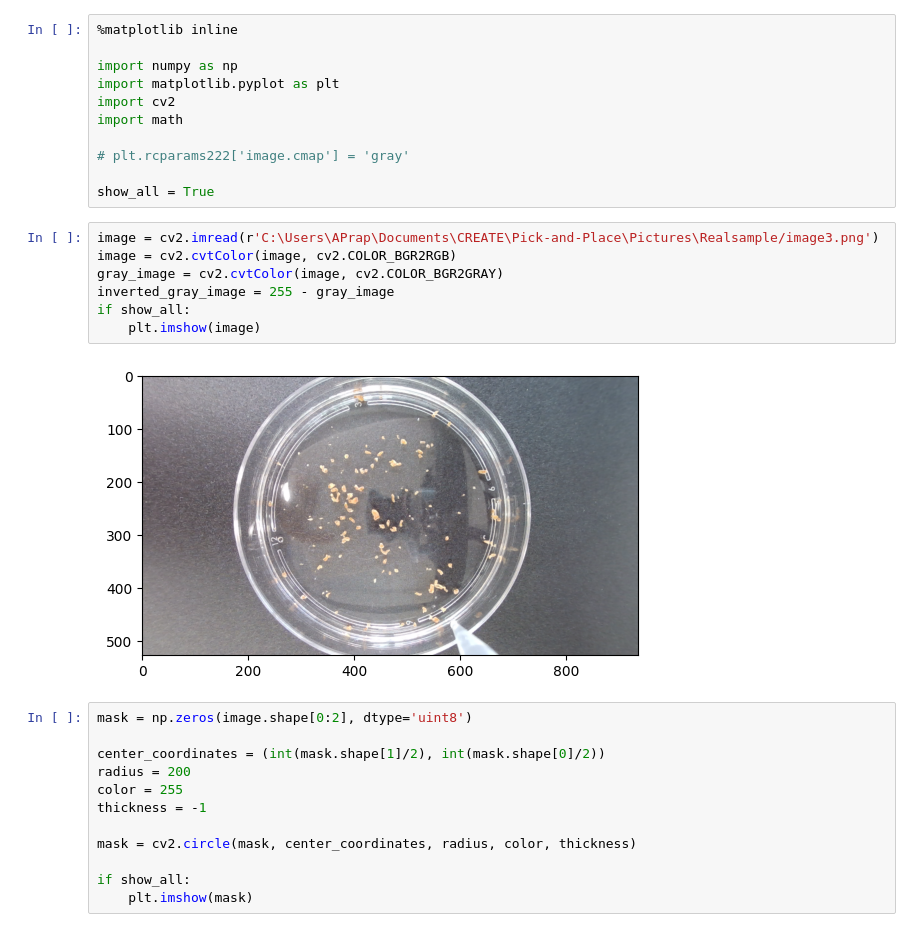
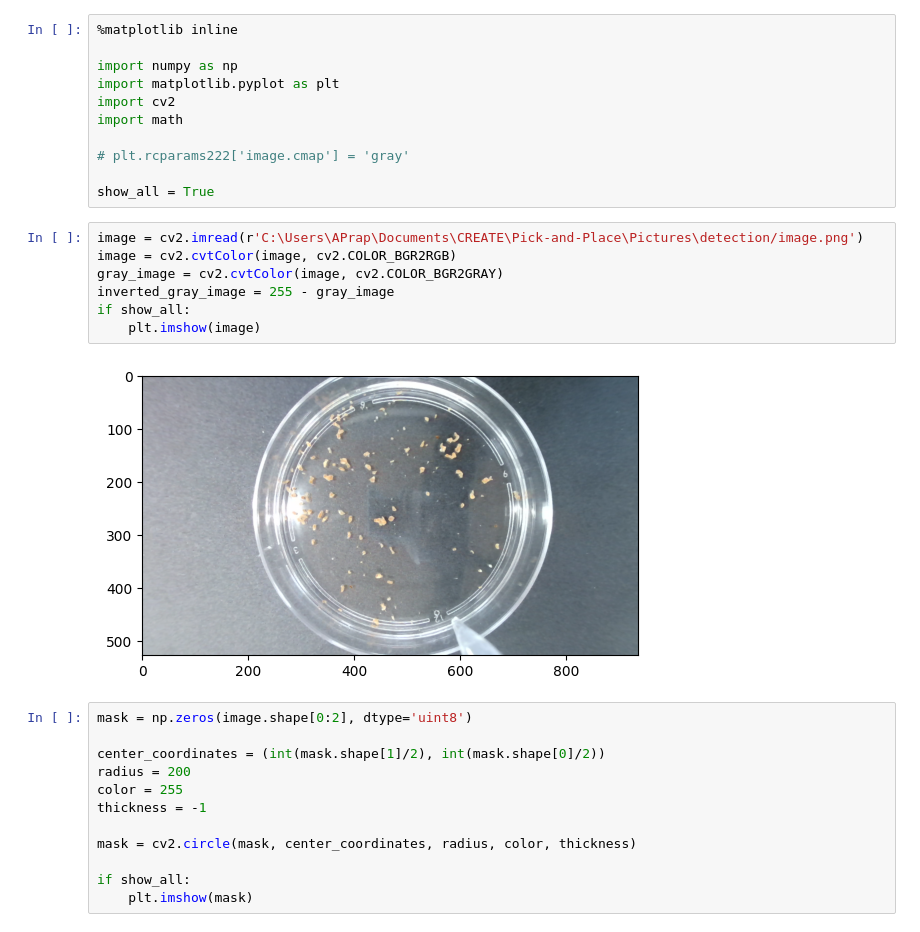
Before and after one commit to APraplan/Tissue-explant-project, a Jupyter notebook: Developpement/CV3.ipynb, the cells around one changed output. Cells and saved outputs as stored; diff of their text form.

```diff
--- a/Developpement/CV3.ipynb
+++ b/Developpement/CV3.ipynb
@@ -10,14 +10,14 @@ import math
 
 show_all = True
 # %%
-image = cv2.imread(r'C:\Users\APrap\Documents\CREATE\Pick-and-Place\Pictures\Realsample/image3.png')
+image = cv2.imread(r'C:\Users\APrap\Documents\CREATE\Pick-and-Place\Pictures\detection/image.png')
 image = cv2.cvtColor(image, cv2.COLOR_BGR2RGB)
 gray_image = cv2.cvtColor(image, cv2.COLOR_BGR2GRAY)
 inverted_gray_image = 255 - gray_image
 if show_all:
     plt.imshow(image)
 # %% [output]
-[figure, old version]
+[figure, new version]
 # %%
 mask = np.zeros(image.shape[0:2], dtype='uint8')
 
```
Also changed, not shown: parts of 6 cells of this notebook, 5 other files.
